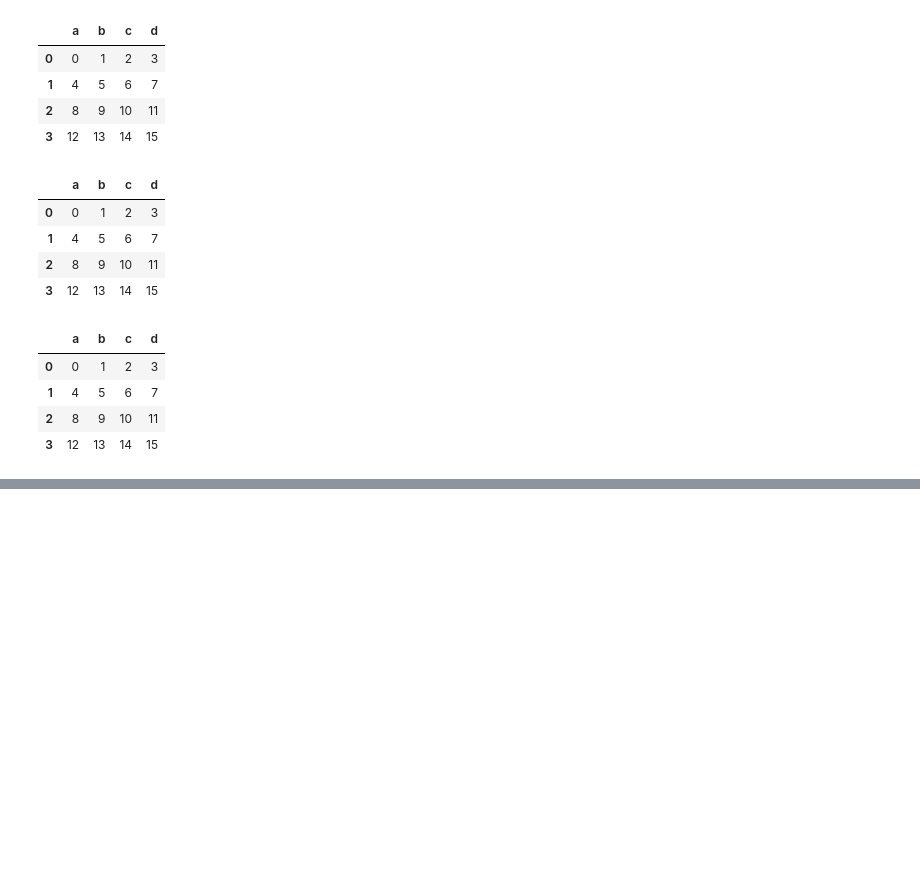
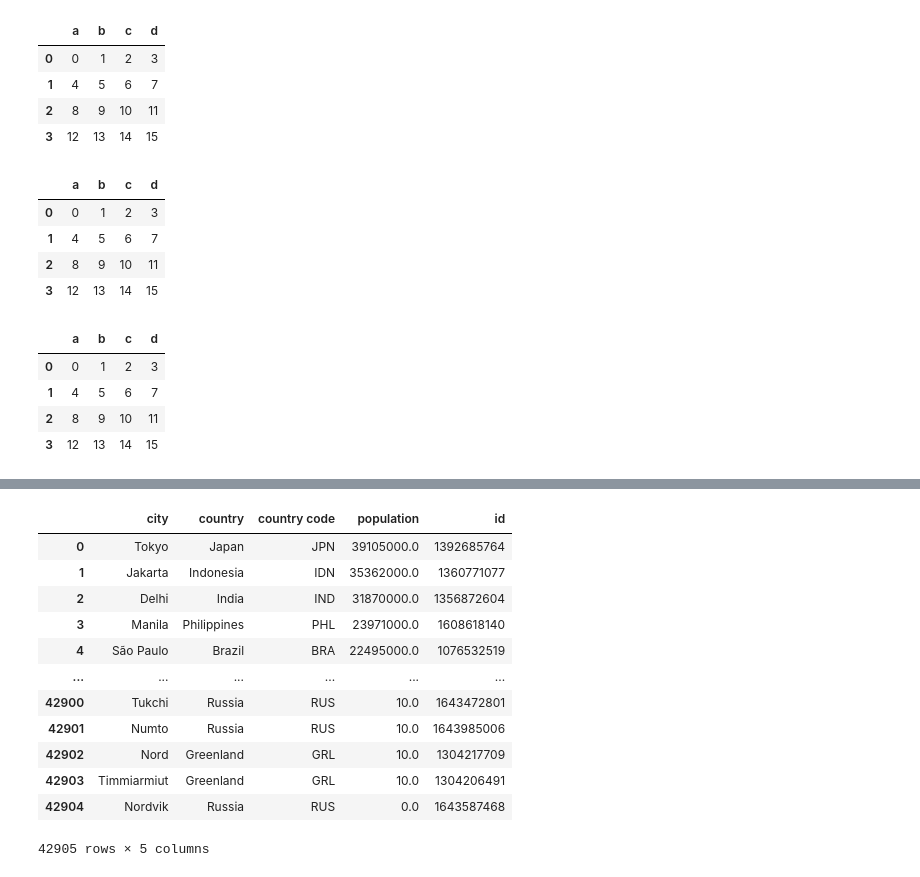
Before and after one commit to Pratikgaikwad1004/Data-Science-Notes, a Jupyter notebook: 4) Data Analysis - Pandas/Pandas - Other Operations.ipynb, the cells around one changed output, grey strips where cells are left out. Drawn from its saved outputs; the diff is of its cells as text; code cells hidden in the pictures; blank space fills up the shorter version.

```diff
--- a/4) Data Analysis - Pandas/Pandas - Other Operations.ipynb
+++ b/4) Data Analysis - Pandas/Pandas - Other Operations.ipynb
@@ -383,0 +389,4 @@ sqldf
+# %%
+mydata.drop('lng', axis=1, inplace=True)
+# %%
+mydata.drop('admin_name', axis=1, inplace=True)
@@ -383,0 +402,4 @@ sqldf
+# %%
+mydata.drop('capital', axis=1, inplace=True)
+# %%
+mydata.drop('iso2', axis=1, inplace=True)
@@ -383,0 +415,16 @@ sqldf
+# %%
+mydata.rename(columns = {'iso3': 'country code'})
+# %% [output]
+|  | city | country | country code | population | id |
+| 0 | Tokyo | Japan | JPN | 39105000.0 | 1392685764 |
+| 1 | Jakarta | Indonesia | IDN | 35362000.0 | 1360771077 |
+| 2 | Delhi | India | IND | 31870000.0 | 1356872604 |
+| 3 | Manila | Philippines | PHL | 23971000.0 | 1608618140 |
+| 4 | São Paulo | Brazil | BRA | 22495000.0 | 1076532519 |
+| ... | ... | ... | ... | ... | ... |
+| 42900 | Tukchi | Russia | RUS | 10.0 | 1643472801 |
+| 42901 | Numto | Russia | RUS | 10.0 | 1643985006 |
+| 42902 | Nord | Greenland | GRL | 10.0 | 1304217709 |
+| 42903 | Timmiarmiut | Greenland | GRL | 10.0 | 1304206491 |
+| 42904 | Nordvik | Russia | RUS | 0.0 | 1643587468 |
+42905 rows × 5 columns
```
Also changed, not shown: parts of 14 cells of this notebook, 3 other files.
